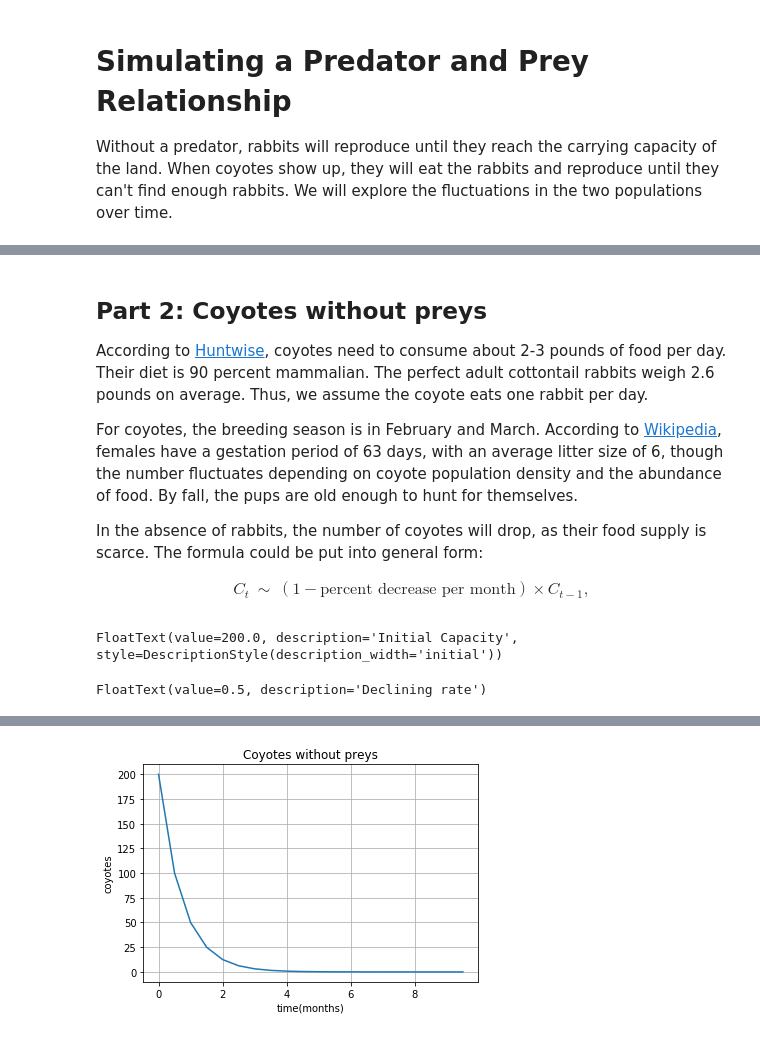
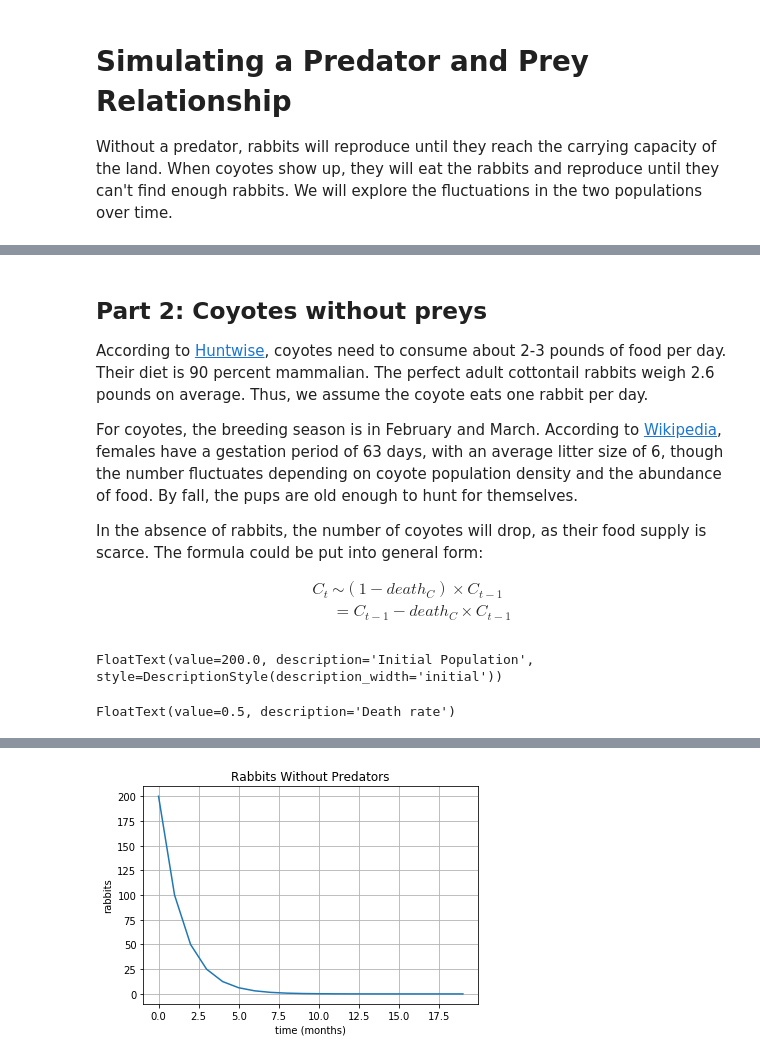
Before and after one commit to hillegass/complex-sim, a Jupyter notebook: src/dev.ipynb, the cells around one changed output, grey strips where cells are left out. Drawn from its saved outputs; the diff is of its cells as text; code cells hidden in the pictures.

Commit message:
update prey and predator relationship

```diff
--- a/src/dev.ipynb
+++ b/src/dev.ipynb
@@ -77,41 +77,39 @@ In the absence of rabbits, the number of coyotes will drop, as their food supply
 The formula could be put into general form:
 
 $$
-\begin{eqnarray}
-  C_t & \sim & (1 - \text{percent decrease per month}) \times C_{t-1},
-\end{eqnarray}
+\begin{align*}
+  C_t & \sim (1 - death_{C}) \times C_{t-1}\\
+  &= C_{t-1} - death_{C} \times C_{t-1}
+\end{align*}
 $$
 # %%
 %matplotlib inline
-layout = widgets.Layout(width='auto')
-from ipywidgets import IntSlider
 style = {'description_width': 'initial'}
+initial_C=widgets.FloatText(description="Initial Population",style=style,value=200.0)
+declining_rate_C=widgets.FloatText(description="Death rate",value=0.5)
+button_C=widgets.Button(description="Plot Graph")
+display(initial_C, declining_rate_C, button_C)
 
-capacity=widgets.FloatText(description="Initial Capacity",style=style,value=200.0,)
-declining_rate=widgets.FloatText(description="Declining rate",value=0.5)
-button=widgets.Button(description="Plot Graph")
-display(capacity,declining_rate,button)
+def plot_graph_c(b):
+    clear_output()
+    display(initial_C, declining_rate_C, button_C)
+    fig = plt.figure()
+    ax = fig.add_subplot(111)
+    t1 = np.arange(0, 20, 1)
+    s1 = np.zeros(t1.shape)
+    C = initial_C.value
+    for i in range(t1.shape[0]):
+        s1[i] = C
+        C = (1 - declining_rate_C.value)*C
 
+    ax.plot(t1, s1)
+    ax.set(xlabel='time (months)', ylabel='rabbits',
+       title='Rabbits Without Predators')
+    ax.grid()
 
-def plot_graph(b):
-    clear_output()
-    display(capacity, declining_rate, button)
-    fig=plt.figure()
-    ax=fig.add_subplot(111)
-    x=np.arange(0,10,0.5)
-    y=np.zeros(x.shape)
-    C=capacity.value
-    for i in range(len(x)):
-        y[i]=C
-        C=(1 - declining_rate.value)*C
-    ax.plot(x,y)
-    ax.set(xlabel="time (months)",ylabel="coyotes",title="Coyotes without preys")
-    ax.grid()
-    fig.canvas.draw_idle()
-
-button.on_click(plot_graph)
+button_C.on_click(plot_graph_c)
 # %% [output]
-FloatText(value=200.0, description='Initial Capacity', style=DescriptionStyle(description_width='initial'))
+FloatText(value=200.0, description='Initial Population', style=DescriptionStyle(description_width='initial'))
-FloatText(value=0.5, description='Declining rate')
+FloatText(value=0.5, description='Death rate')
 [interactive output not drawn]
-[figure, old version]
+[figure, new version]
```
Also changed, not shown: parts of 7 cells of this notebook.
